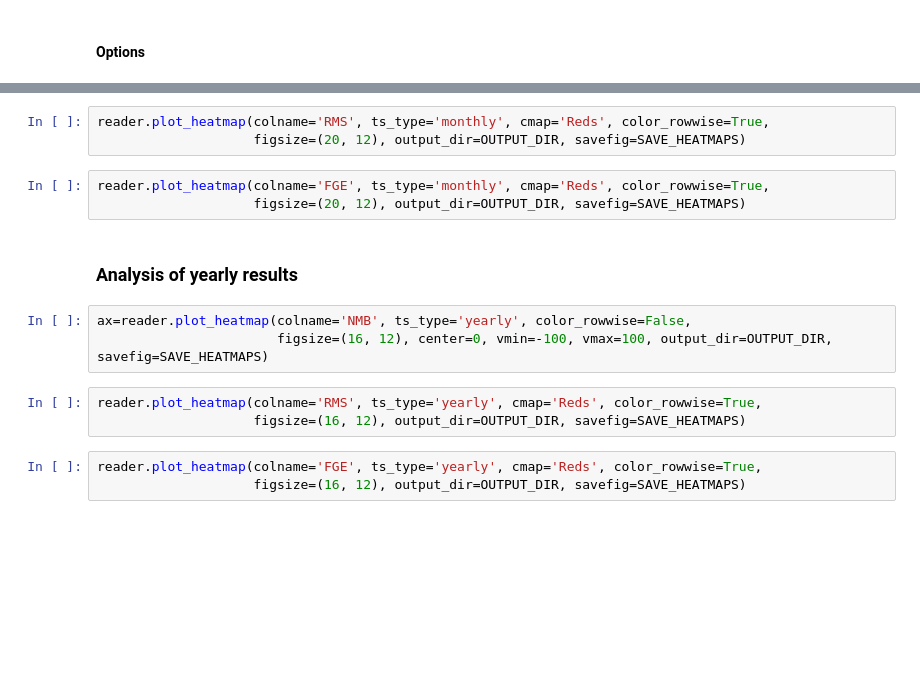
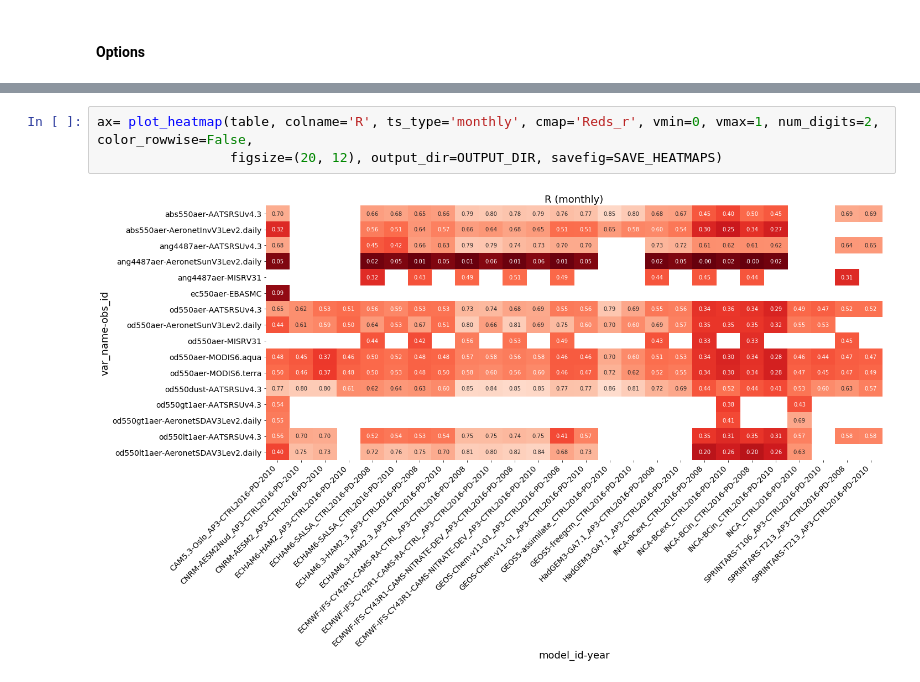
Before and after one commit to metno/pyaerocom-synthesis, a Jupyter notebook: MultiModelObsVarCompare.ipynb, the cells around one changed output, grey strips where cells are left out. Saved outputs shown, nothing was run; the diff lists cells and outputs as text; blank space fills up the shorter version.

```diff
--- a/MultiModelObsVarCompare.ipynb
+++ b/MultiModelObsVarCompare.ipynb
@@ -77,17 +117,5 @@ ax=reader.plot_heatmap(colname='NMB', ts_type='monthly', color_rowwise=False,
 # %%
-reader.plot_heatmap(colname='RMS', ts_type='monthly', cmap='Reds', color_rowwise=True,
-                    figsize=(20, 12), output_dir=OUTPUT_DIR, savefig=SAVE_HEATMAPS)
+ax= plot_heatmap(table, colname='R', ts_type='monthly', cmap='Reds_r', vmin=0, vmax=1, num_digits=2, color_rowwise=False,
+                 figsize=(20, 12), output_dir=OUTPUT_DIR, savefig=SAVE_HEATMAPS)
+# %% [output]
+[figure, added]
-# %%
-reader.plot_heatmap(colname='FGE', ts_type='monthly', cmap='Reds', color_rowwise=True,
-                    figsize=(20, 12), output_dir=OUTPUT_DIR, savefig=SAVE_HEATMAPS)
-# %% [markdown]
-### Analysis of yearly results
-# %%
-ax=reader.plot_heatmap(colname='NMB', ts_type='yearly', color_rowwise=False,
-                       figsize=(16, 12), center=0, vmin=-100, vmax=100, output_dir=OUTPUT_DIR, savefig=SAVE_HEATMAPS)
-# %%
-reader.plot_heatmap(colname='RMS', ts_type='yearly', cmap='Reds', color_rowwise=True,
-                    figsize=(16, 12), output_dir=OUTPUT_DIR, savefig=SAVE_HEATMAPS)
-# %%
-reader.plot_heatmap(colname='FGE', ts_type='yearly', cmap='Reds', color_rowwise=True,
-                    figsize=(16, 12), output_dir=OUTPUT_DIR, savefig=SAVE_HEATMAPS)
```
Also changed, not shown: parts of 13 cells of this notebook, 5 other files.
